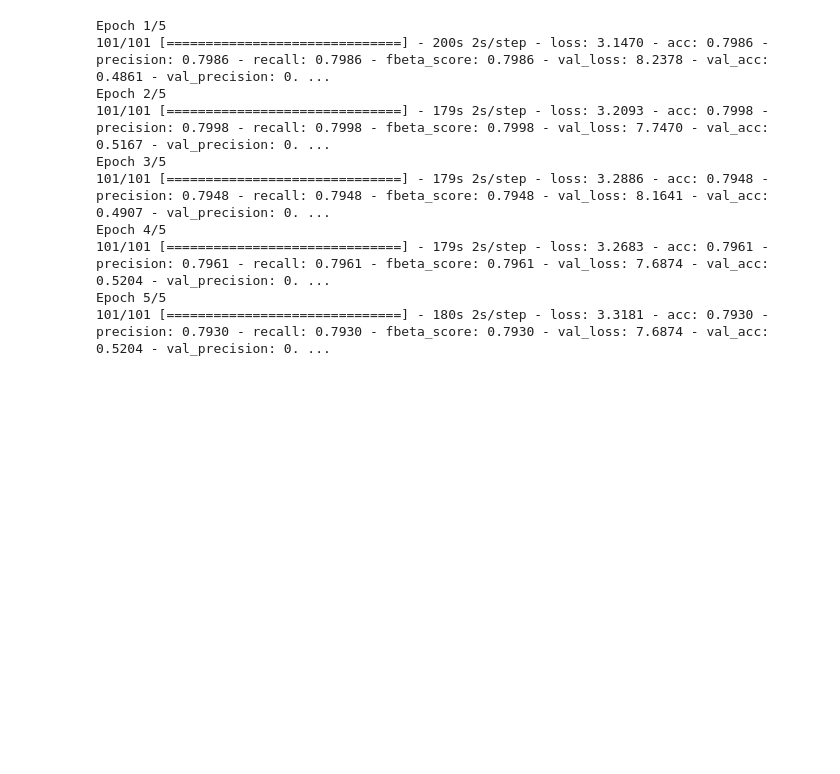
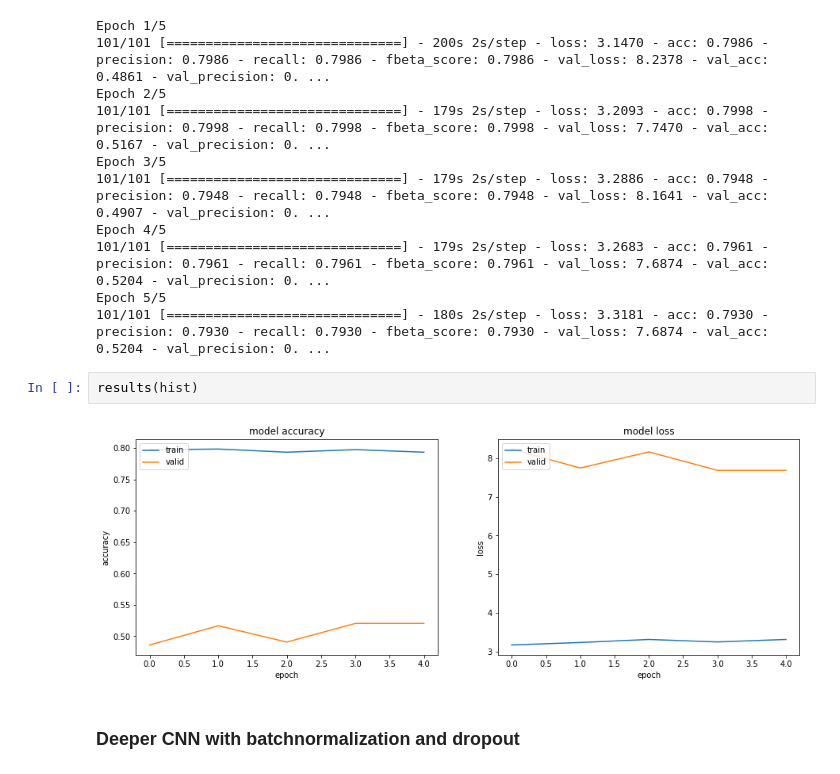
Before and after one commit to MohamedFawzy/ML-projects, a Jupyter notebook: source/heartbeats/CNN.ipynb, the cells around one changed output. Cells and saved outputs as stored; diff of their text form; blank space fills up the shorter version.

Commit message:
add cnn deeper

```diff
--- a/source/heartbeats/CNN.ipynb
+++ b/source/heartbeats/CNN.ipynb
@@ -305,3 +305,9 @@ Epoch 4/5
 101/101 [==============================] - 179s 2s/step - loss: 3.2683 - acc: 0.7961 - precision: 0.7961 - recall: 0.7961 - fbeta_score: 0.7961 - val_loss: 7.6874 - val_acc: 0.5204 - val_precision: 0. ...
 Epoch 5/5
 101/101 [==============================] - 180s 2s/step - loss: 3.3181 - acc: 0.7930 - precision: 0.7930 - recall: 0.7930 - fbeta_score: 0.7930 - val_loss: 7.6874 - val_acc: 0.5204 - val_precision: 0. ...
+# %%
+results(hist)
+# %% [output]
+[figure, added]
+# %% [markdown]
+### Deeper CNN with batchnormalization and dropout
```
Also changed, not shown: parts of 3 cells of this notebook.
